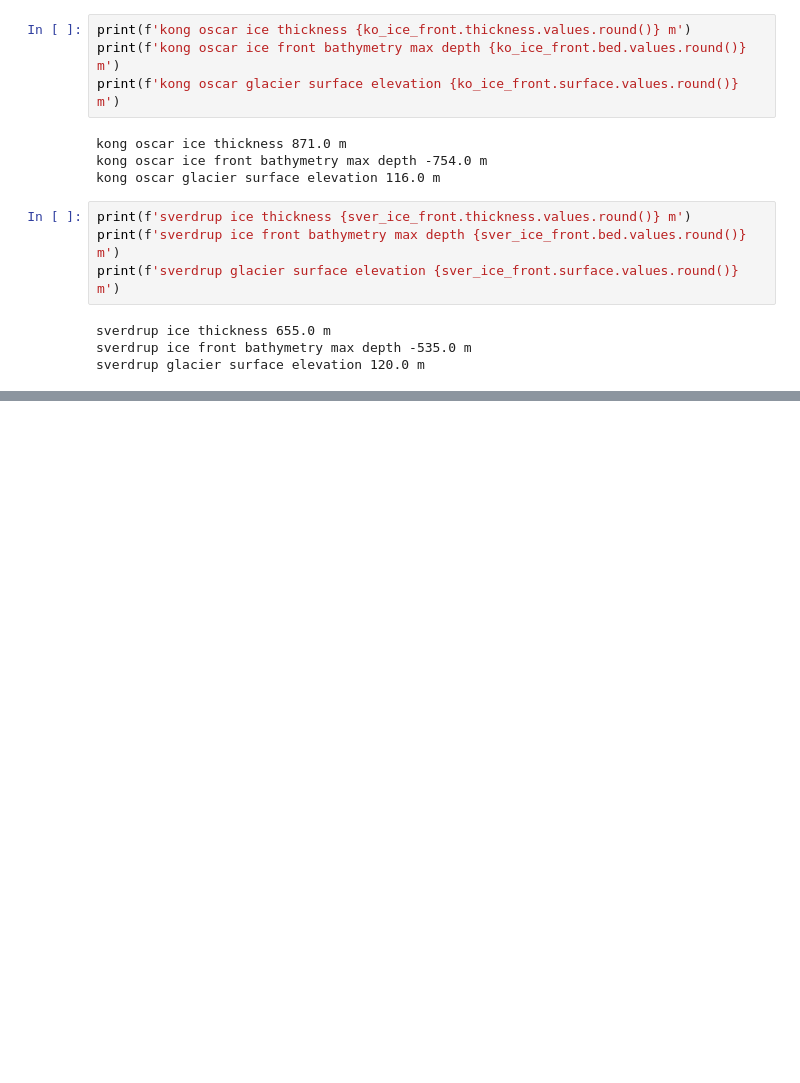
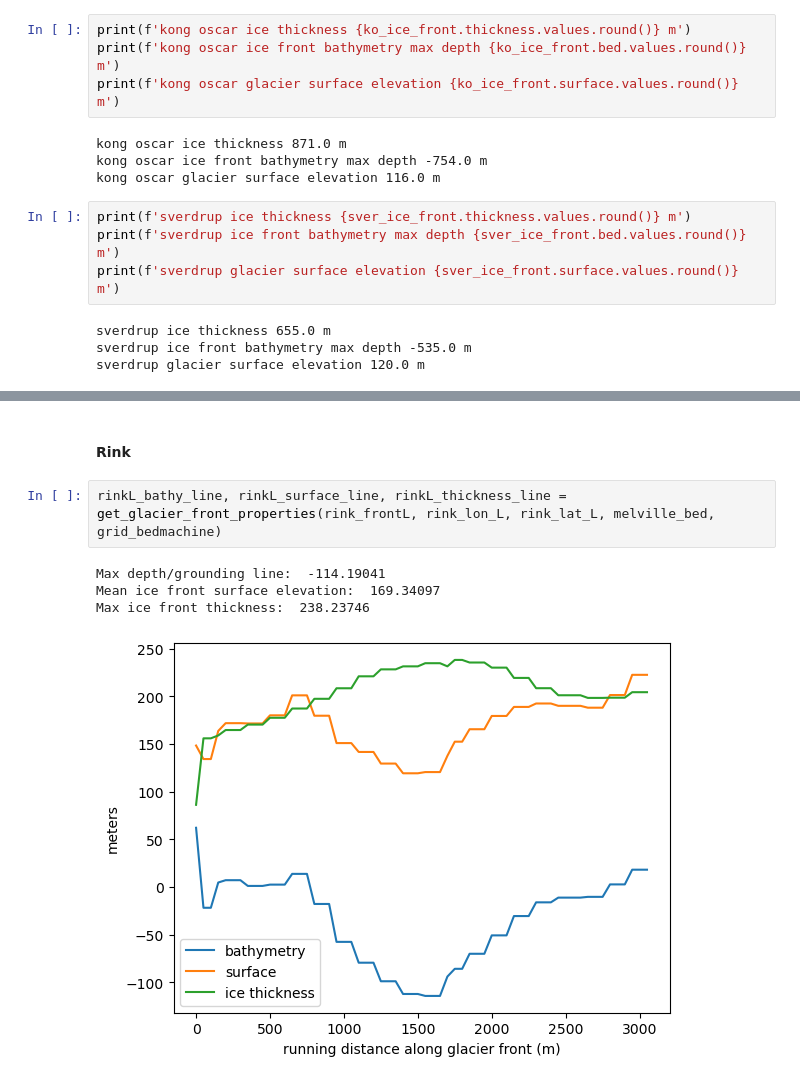
Before and after one commit to mjzahn/OMG_narwhals_habitat-model, a Jupyter notebook: glacier thickness.ipynb, the cells around one changed output, grey strips where cells are left out. Saved outputs shown, nothing was run; the diff lists cells and outputs as text; blank space fills up the shorter version.

```diff
--- a/glacier thickness.ipynb
+++ b/glacier thickness.ipynb
@@ -37,0 +121,9 @@ sverdrup glacier surface elevation 120.0 m
+# %% [markdown]
+#### Rink
+# %%
+rinkL_bathy_line, rinkL_surface_line, rinkL_thickness_line = get_glacier_front_properties(rink_frontL, rink_lon_L, rink_lat_L, melville_bed, grid_bedmachine)
+# %% [output]
+Max depth/grounding line:  -114.19041
+Mean ice front surface elevation:  169.34097
+Max ice front thickness:  238.23746
+[figure, added]
```
Also changed, not shown: parts of 17 cells of this notebook.
